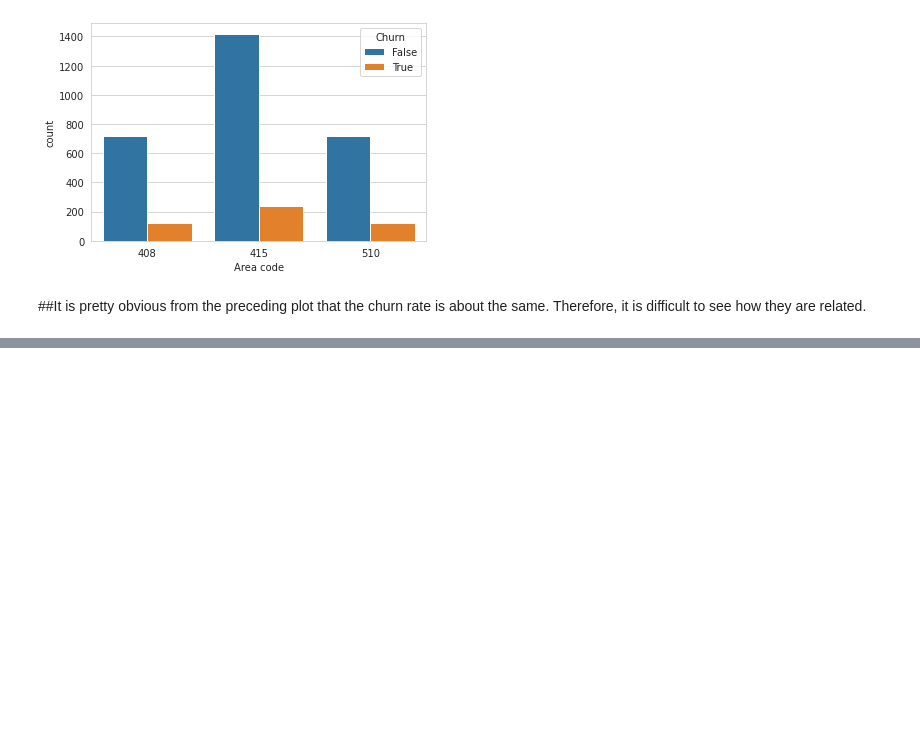
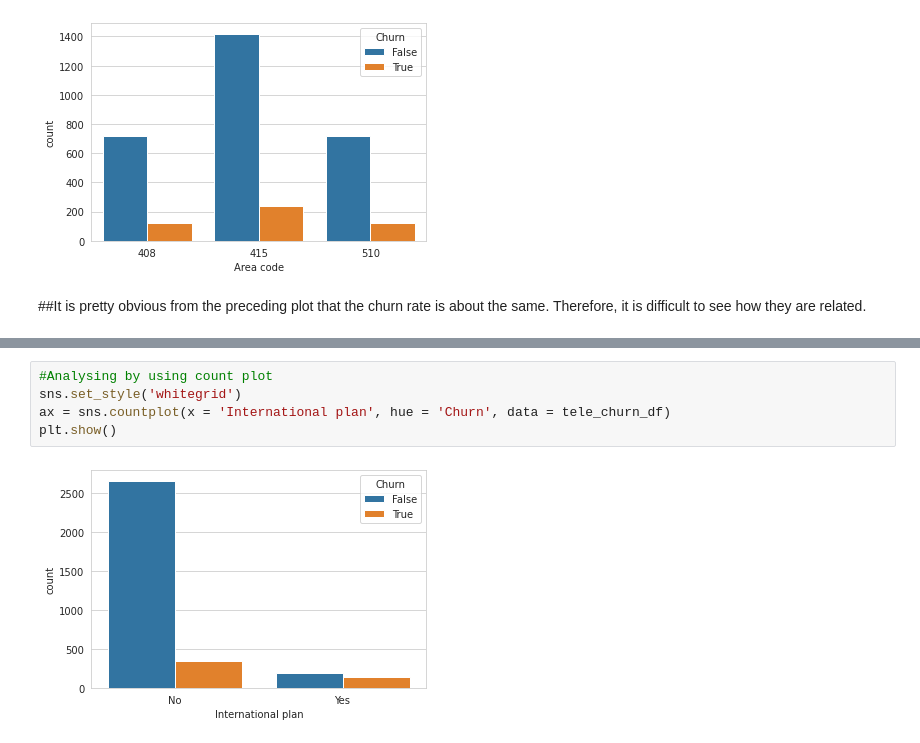
Before and after one commit to PUNEETSUBHANJI/Exploratory-Data-Analysis-of-churn-dataset, a Jupyter notebook: EDA_Telecom_Churn_analysis.ipynb, the cells around one changed output, grey strips where cells are left out. Drawn from its saved outputs; the diff is of its cells as text; blank space fills up the shorter version.

```diff
--- a/EDA_Telecom_Churn_analysis.ipynb
+++ b/EDA_Telecom_Churn_analysis.ipynb
@@ -253,0 +276,7 @@ plt.show()
+# %%
+#Analysing by using count plot
+sns.set_style('whitegrid')
+ax = sns.countplot(x = 'International plan', hue = 'Churn', data = tele_churn_df)
+plt.show()
+# %% [output]
+[figure, added]
```
Also changed, not shown: parts of 5 cells of this notebook.
